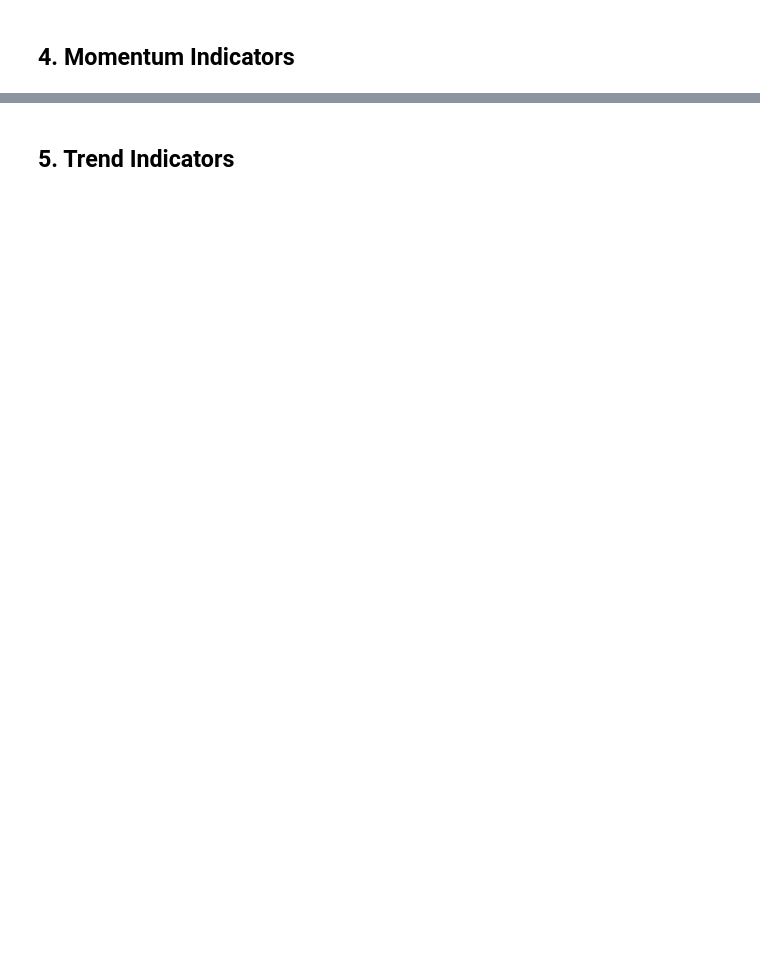
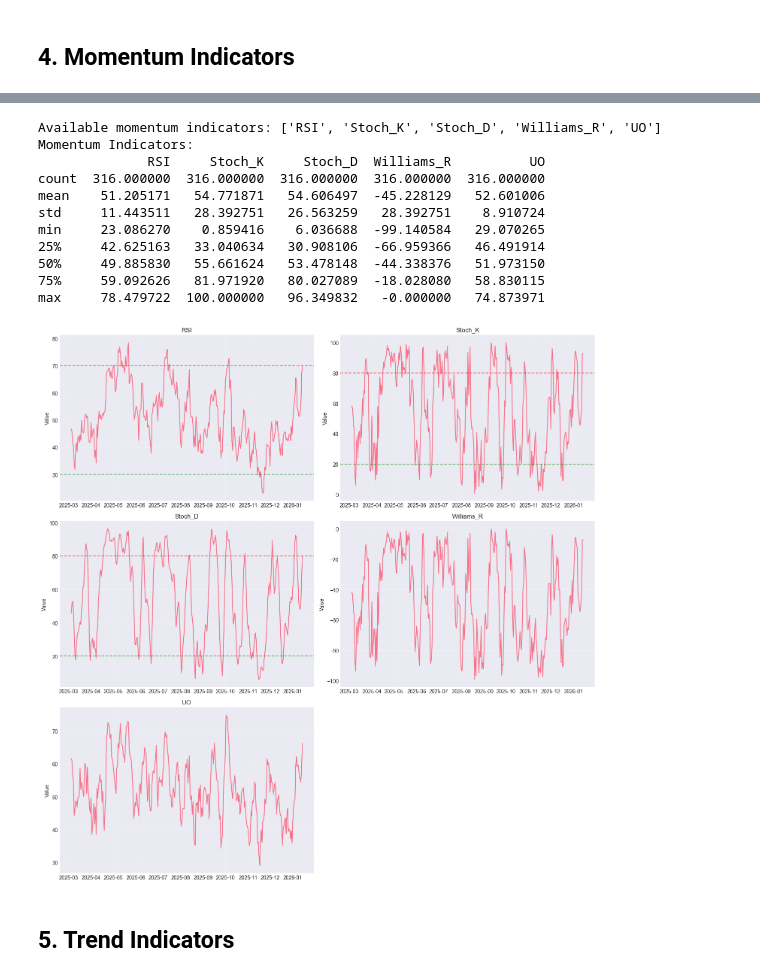
Before and after one commit to Tushar-Siddik/crypto_forecasting, a Jupyter notebook: notebooks/02_feature_engineering.ipynb, the cells around one changed output, grey strips where cells are left out. Saved outputs shown, nothing was run; the diff lists cells and outputs as text; code cells hidden in the pictures; blank space fills up the shorter version.

Commit message:
update: feature_engineering notebook

```diff
--- a/notebooks/02_feature_engineering.ipynb
+++ b/notebooks/02_feature_engineering.ipynb
@@ -137,36 +189,56 @@ plt.show()
 # %%
-# Initialize feature engineer
-engineer = FeatureEngineer()
+# Check for momentum indicators specifically
+momentum_cols = ['RSI', 'Stoch_K', 'Stoch_D', 'Williams_R', 'UO']
+available_momentum = [col for col in momentum_cols if col in df_with_indicators.columns]
+print(f"Available momentum indicators: {available_momentum}")
 
-# Add technical indicators using our feature engineer
-df_with_indicators = engineer.add_technical_indicators(data)
+if available_momentum:
+    print("Momentum Indicators:")
+    print(df_with_indicators[available_momentum].describe())
 
-# Display momentum indicators
-momentum_cols = ['RSI', 'Stoch_K', 'Stoch_D', 'Williams_R', 'UO']
-print("Momentum Indicators:")
-print(df_with_indicators[momentum_cols].describe())
+    # Plot momentum indicators
+    n_cols = len(available_momentum)
+    n_rows = (n_cols + 1) // 2  # Ensure we have enough rows
 
-# Plot momentum indicators
-fig, axes = plt.subplots(3, 2, figsize=(15, 12))
-axes = axes.flatten()
+    fig, axes = plt.subplots(n_rows, 2, figsize=(15, 5 * n_rows))
+    axes = axes.flatten()
 
-for i, col in enumerate(momentum_cols):
-    if i < len(axes):
-        axes[i].plot(df_with_indicators.index, df_with_indicators[col])
-        axes[i].set_title(col)
-        axes[i].set_ylabel('Value')
-        axes[i].grid(True, alpha=0.3)
+    for i, col in enumerate(available_momentum):
+        if i < len(axes):
+            axes[i].plot(df_with_indicators.index, df_with_indicators[col])
+            axes[i].set_title(col)
+            axes[i].set_ylabel('Value')
+            axes[i].grid(True, alpha=0.3)
 
-        # Add reference lines if applicable
-        if col == 'RSI':
-            axes[i].axhline(y=70, color='red', linestyle='--', alpha=0.5)
-            axes[i].axhline(y=30, color='green', linestyle='--', alpha=0.5)
-        elif col in ['Stoch_K', 'Stoch_D']:
-            axes[i].axhline(y=80, color='red', linestyle='--', alpha=0.5)
-            axes[i].axhline(y=20, color='green', linestyle='--', alpha=0.5)
+            # Add reference lines if applicable
+            if col == 'RSI':
+                axes[i].axhline(y=70, color='red', linestyle='--', alpha=0.5)
+                axes[i].axhline(y=30, color='green', linestyle='--', alpha=0.5)
+            elif col in ['Stoch_K', 'Stoch_D']:
+                axes[i].axhline(y=80, color='red', linestyle='--', alpha=0.5)
+                axes[i].axhline(y=20, color='green', linestyle='--', alpha=0.5)
 
-plt.tight_layout()
-plt.show()
+    # Hide unused subplots
+    for i in range(len(available_momentum), len(axes)):
+        axes[i].set_visible(False)
+
+    plt.tight_layout()
+    plt.show()
+else:
+    print("No momentum indicators available to display")
+# %% [output]
+Available momentum indicators: ['RSI', 'Stoch_K', 'Stoch_D', 'Williams_R', 'UO']
+Momentum Indicators:
+              RSI     Stoch_K     Stoch_D  Williams_R          UO
+count  316.000000  316.000000  316.000000  316.000000  316.000000
+mean    51.205171   54.771871   54.606497  -45.228129   52.601006
+std     11.443511   28.392751   26.563259   28.392751    8.910724
+min     23.086270    0.859416    6.036688  -99.140584   29.070265
+25%     42.625163   33.040634   30.908106  -66.959366   46.491914
+50%     49.885830   55.661624   53.478148  -44.338376   51.973150
+75%     59.092626   81.971920   80.027089  -18.028080   58.830115
+max     78.479722  100.000000   96.349832   -0.000000   74.873971
+[figure, added]
 # %% [markdown]
 ## 5. Trend Indicators
 # %%
```
Also changed, not shown: parts of 21 cells of this notebook.
